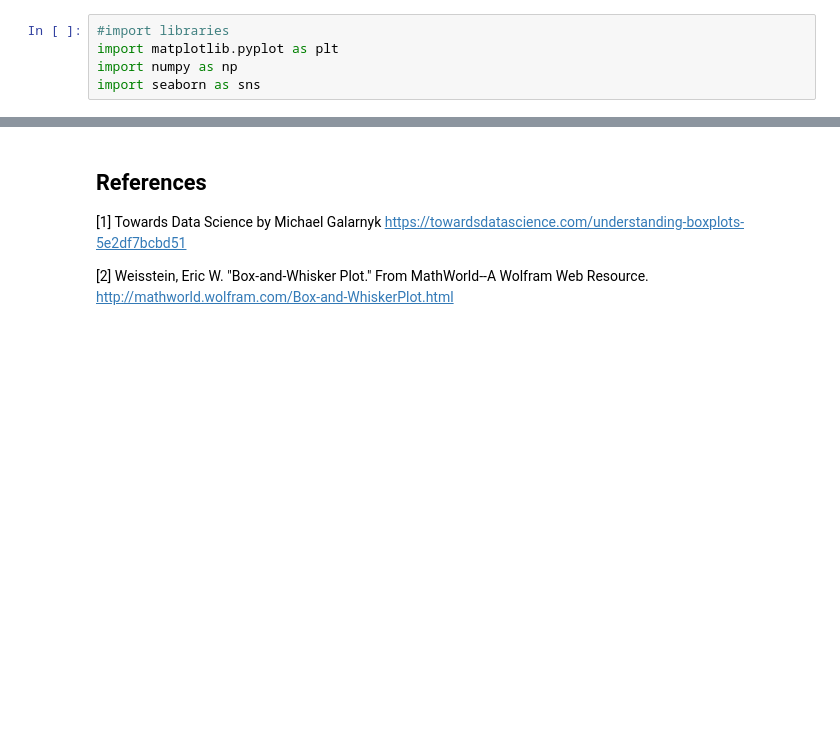
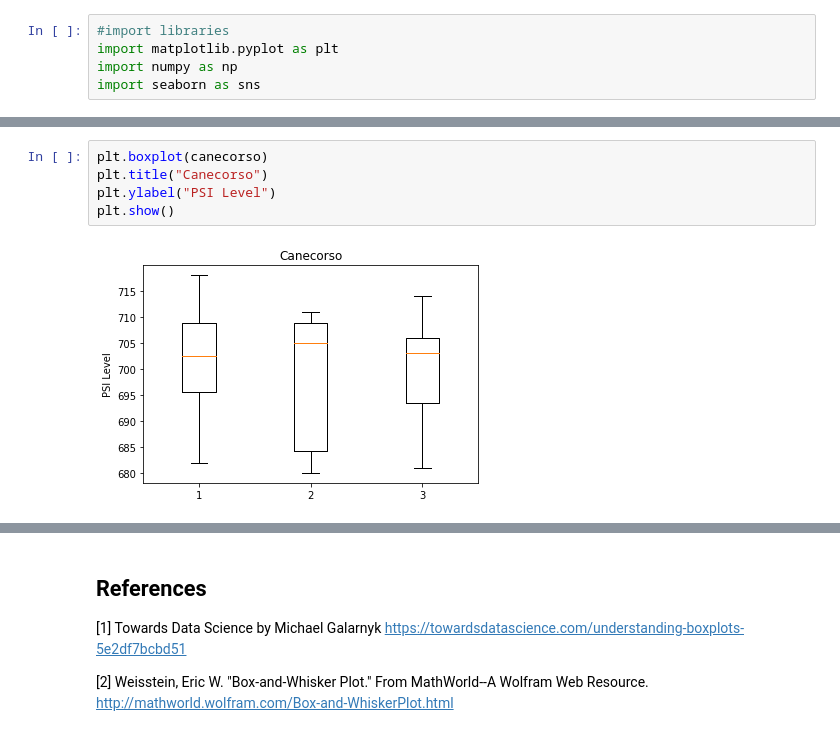
Before and after one commit to GregFee/boxplots, a Jupyter notebook: boxplots.ipynb, the cells around one changed output, grey strips where cells are left out. Cells and saved outputs as stored; diff of their text form; blank space fills up the shorter version.

Commit message:
added boxplots

```diff
--- a/boxplots.ipynb
+++ b/boxplots.ipynb
@@ -49,0 +31,7 @@ plt.show()
+# %%
+plt.boxplot(canecorso)
+plt.title("Canecorso")
+plt.ylabel("PSI Level")
+plt.show()
+# %% [output]
+[figure, added]
```
Also changed, not shown: parts of 6 cells of this notebook.
